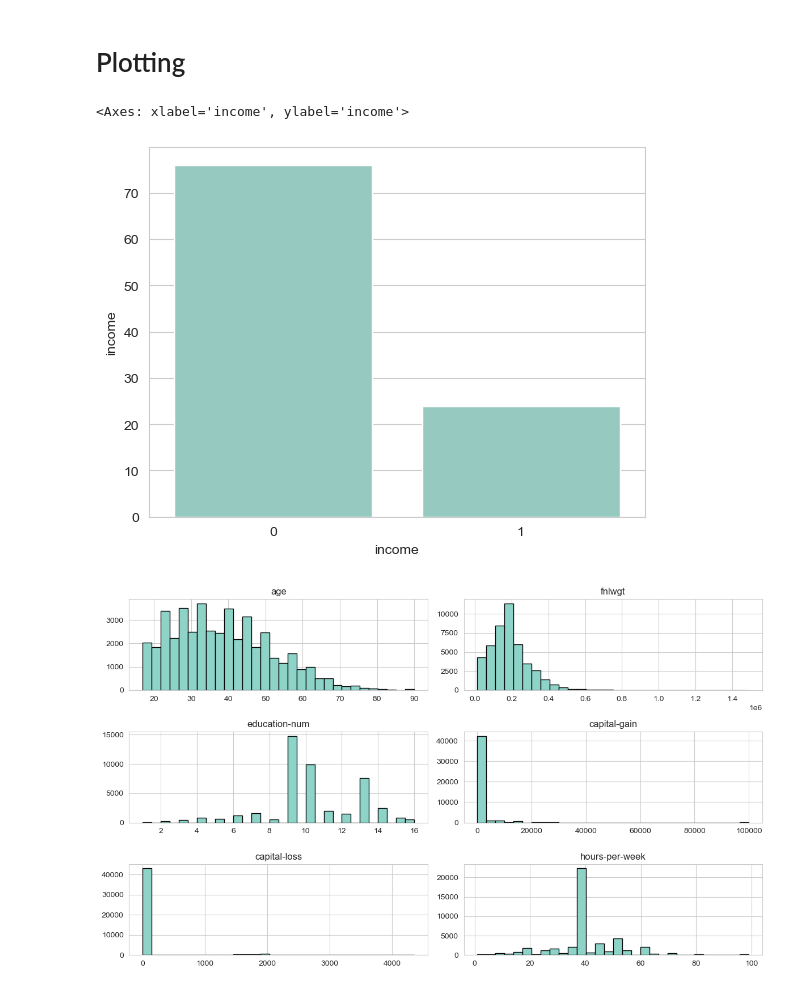
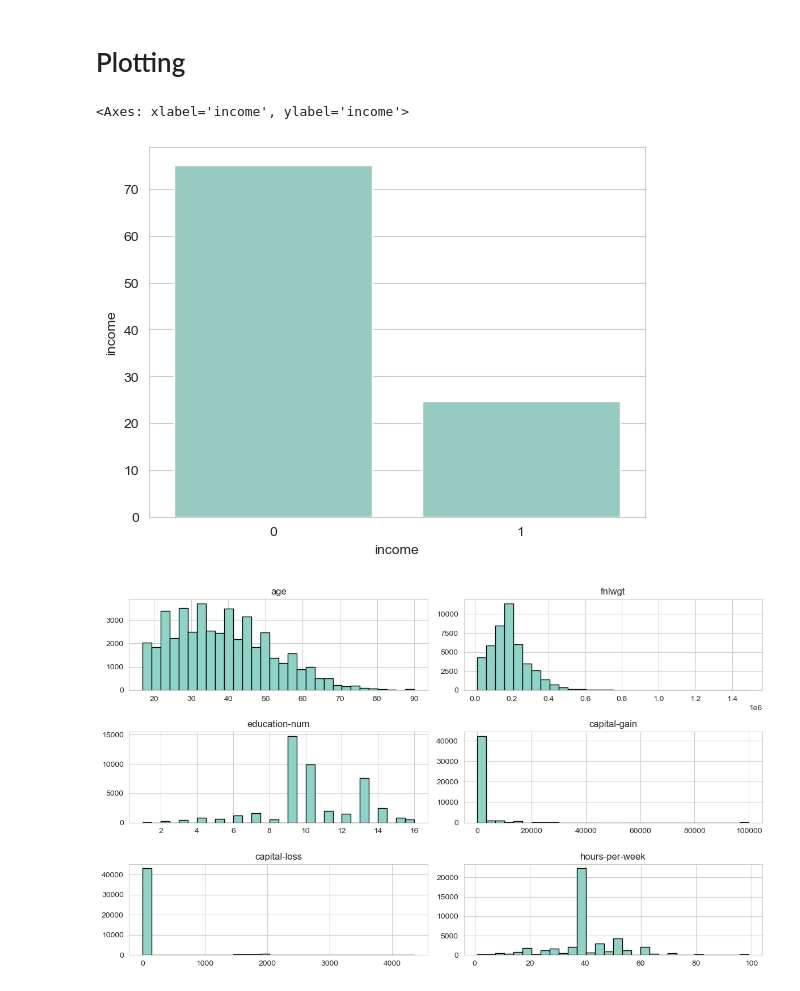
Before and after one commit to youssefashmawy/predicting-adult-salary, a Jupyter notebook: project.ipynb, the cells around one changed output. Drawn from its saved outputs; the diff is of its cells as text; code cells hidden in the pictures.

```diff
--- a/project.ipynb
+++ b/project.ipynb
@@ -274,7 +258,7 @@ See the caveats in the documentation: https://pandas.pydata.org/pandas-docs/stab
 # %% [markdown]
 ## Checking for duplicates
 # %%
-print(sum(X.duplicated()))
-X.drop_duplicates(inplace=True)
-print(sum(X.duplicated()))
+print(sum(df.duplicated()))
+df.drop_duplicates(inplace=True)
+print(sum(df.duplicated()))
 # %% [output]
@@ -287,5 +266,0 @@ See the caveats in the documentation: https://pandas.pydata.org/pandas-docs/stab
-# %%
-X
-df = X[:]
-df['income'] = y[:]
-df.to_csv("adult.csv")
@@ -297,0 +267,3 @@ See the caveats in the documentation: https://pandas.pydata.org/pandas-docs/stab
+# %%
+df.reset_index(inplace=True,drop=True)
+df
@@ -298,12 +286,15 @@ See the caveats in the documentation: https://pandas.pydata.org/pandas-docs/stab
+# %%
+X = df.drop(columns=['income'],inplace=False)
+y = df['income']
 # %% [markdown]
 # Plotting
 # %%
 sns.set_style("whitegrid")
 # %%
-sns.barplot(x='income', y='income', data=y,estimator=lambda x: (len(x)/len(y)*100))
+sns.barplot(x='income', y='income', data=df,estimator=lambda x: (len(x)/len(y)*100))
 # %% [output]
 <Axes: xlabel='income', ylabel='income'>
-[figure, old version]
+[figure, new version]
 # %%
 X.hist(figsize=(12,7),bins=30,edgecolor ='black')
 plt.tight_layout()
```
Also changed, not shown: parts of 49 cells of this notebook, 1 other file.
